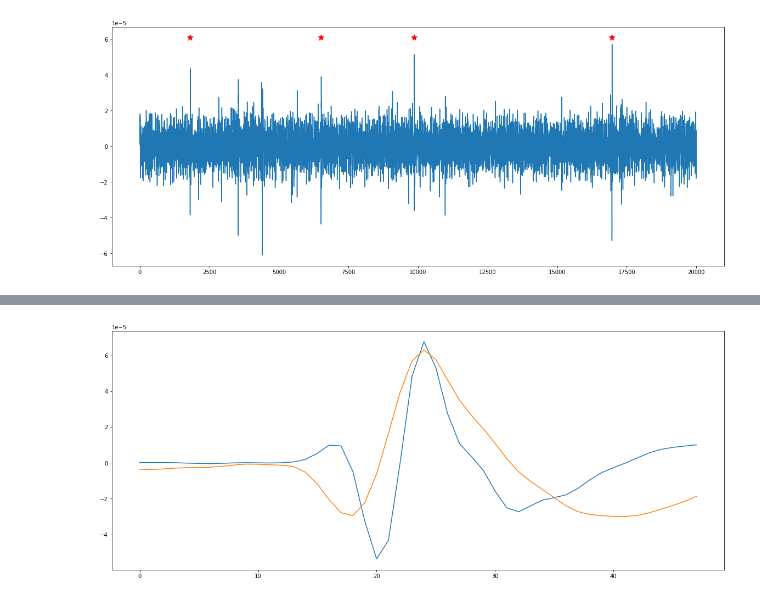
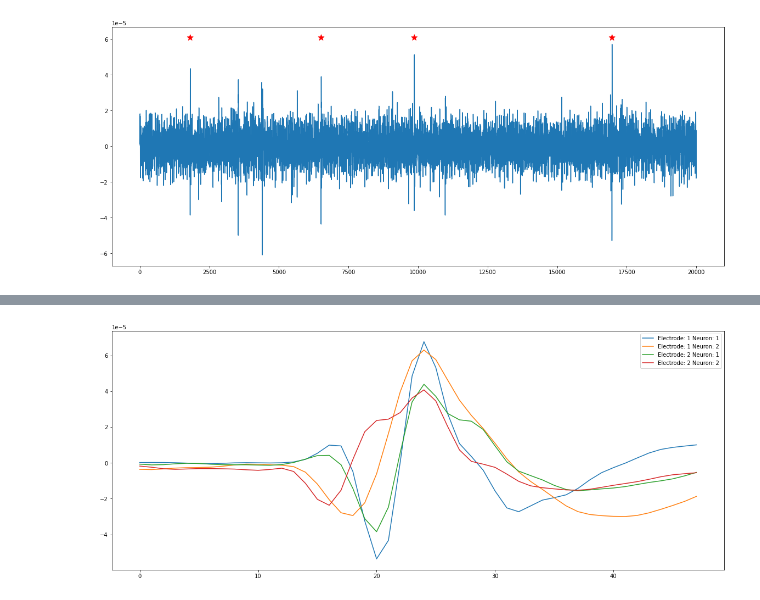
Before and after one commit to YoussefSha3rawy/SpikeRanking, a Jupyter notebook: Assignment3.ipynb, the cells around one changed output, grey strips where cells are left out. Drawn from its saved outputs; the diff is of its cells as text; code cells hidden in the pictures.

```diff
--- a/Assignment3.ipynb
+++ b/Assignment3.ipynb
@@ -137,13 +153,28 @@ plt.savefig("Templates_3_5.jpg")
 # %%
-neurons5 = dict()
+window = 24414*2//1000
+neurons1_5 = dict()
+legend=[]
 for i in range(len(elec1_5[0])):
-    if list(neurons5.keys()).count(elec1_5[1][i]) ==0:
-        neurons5[elec1_5[1][i]] = [0]*window
-    neurons5[elec1_5[1][i]] += electrode1[elec1_5[0][i]-int(window/2):elec1_5[0][i]+int(window/2)]
-for temp in neurons5.keys():
-    neurons5[temp] /= list(elec1_5[1]).count(temp)
-for neuron in neurons5:
-    plt.plot(neurons5[neuron])
+    if list(neurons1_5.keys()).count(elec1_5[1][i]) ==0:
+        neurons1_5[elec1_5[1][i]] = [0]*window
+    neurons1_5[elec1_5[1][i]] += electrode1[elec1_5[0][i]-int(window/2):elec1_5[0][i]+int(window/2)]
+for temp in neurons1_5.keys():
+    neurons1_5[temp] /= list(elec1_5[1]).count(temp)
+for neuron in neurons1_5:
+    plt.plot(neurons1_5[neuron], label=neuron)
+    legend.append("Electrode: 1 Neuron: " + str(neuron+1))
+
+neurons2_5 = dict()
+for i in range(len(elec2_5[0])):
+    if list(neurons2_5.keys()).count(elec2_5[1][i]) ==0:
+        neurons2_5[elec2_5[1][i]] = [0]*window
+    neurons2_5[elec2_5[1][i]] += electrode2[elec2_5[0][i]-int(window/2):elec2_5[0][i]+int(window/2)]
+for temp in neurons2_5.keys():
+    neurons2_5[temp] /= list(elec2_5[1]).count(temp)
+for neuron in neurons2_5:
+    plt.plot(neurons2_5[neuron])
+    legend.append("Electrode: 2 Neuron: " + str(neuron+1))
+plt.legend(legend)
 plt.savefig("Templates_5.jpg")
 # %% [output]
-[figure, old version]
+[figure, new version]
```
Also changed, not shown: parts of 2 cells of this notebook, 11 other files.
